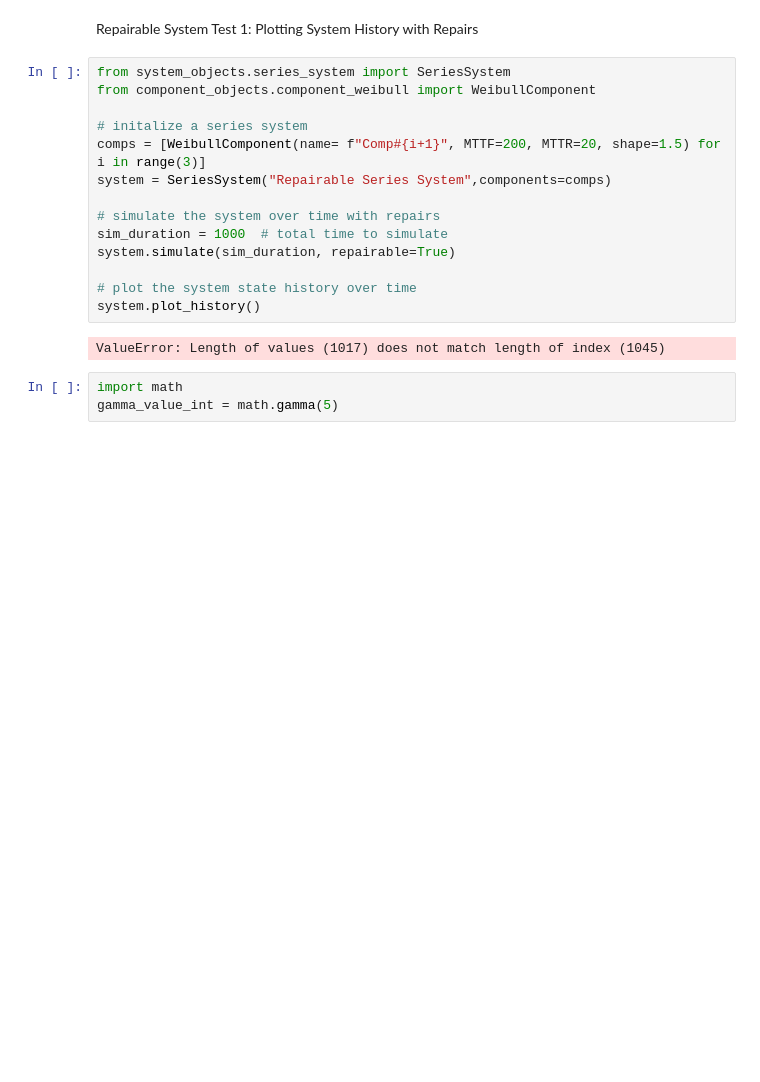
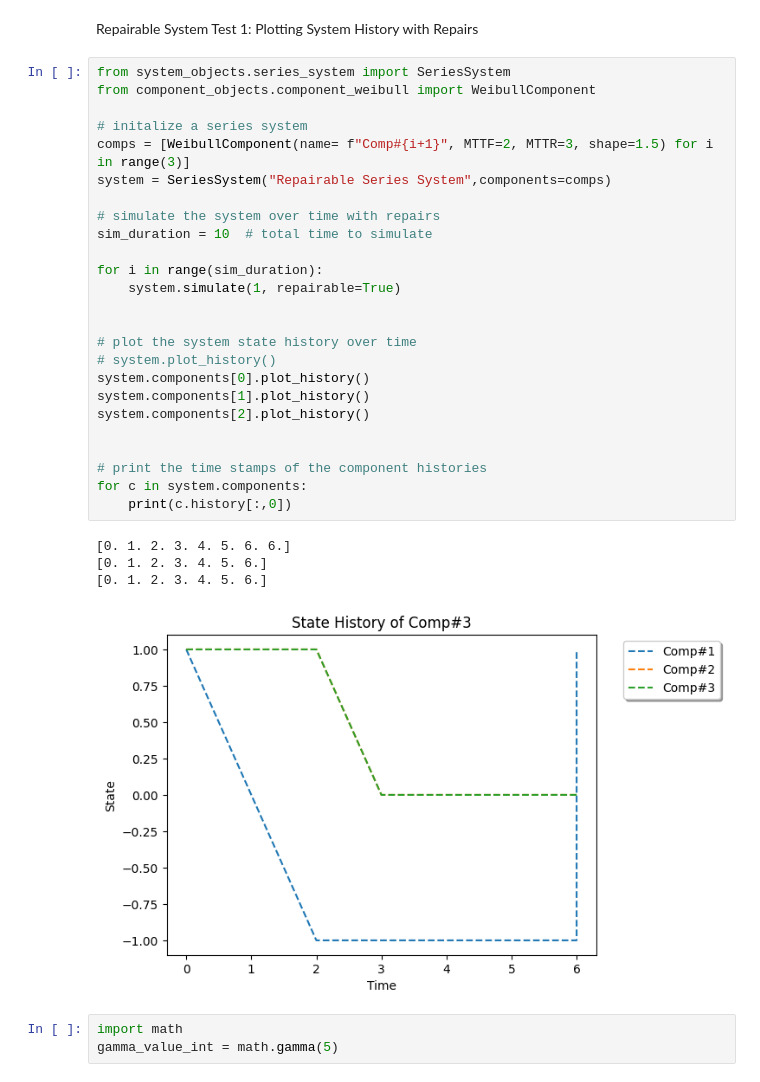
Before and after one commit to andreyaW/KISS2, a Jupyter notebook: object_testing_notebooks/system_test.ipynb, the cells around one changed output. Cells and saved outputs as stored; diff of their text form; blank space fills up the shorter version.

Commit message:
updated repair of comp functions and comments in multiple scripts

```diff
--- a/object_testing_notebooks/system_test.ipynb
+++ b/object_testing_notebooks/system_test.ipynb
@@ -37,19 +33,33 @@ Repairable System Test 1: Plotting System History with Repairs
 # %%
 from system_objects.series_system import SeriesSystem
 from component_objects.component_weibull import WeibullComponent
 
 # initalize a series system
-comps = [WeibullComponent(name= f"Comp#{i+1}", MTTF=200, MTTR=20, shape=1.5) for i in range(3)]
+comps = [WeibullComponent(name= f"Comp#{i+1}", MTTF=2, MTTR=3, shape=1.5) for i in range(3)]
 system = SeriesSystem("Repairable Series System",components=comps)
 
 # simulate the system over time with repairs
-sim_duration = 1000  # total time to simulate
-system.simulate(sim_duration, repairable=True)
+sim_duration = 10  # total time to simulate
+
+for i in range(sim_duration):
+    system.simulate(1, repairable=True)
+
 
 # plot the system state history over time
-system.plot_history()
+# system.plot_history()
+system.components[0].plot_history()
+system.components[1].plot_history()
+system.components[2].plot_history()
+
+
+# print the time stamps of the component histories
+for c in system.components:
+    print(c.history[:,0])
 # %% [output]
-ValueError: Length of values (1017) does not match length of index (1045)
+[0. 1. 2. 3. 4. 5. 6. 6.]
+[0. 1. 2. 3. 4. 5. 6.]
+[0. 1. 2. 3. 4. 5. 6.]
+[figure, added]
 # %%
 import math
 gamma_value_int = math.gamma(5)
```
Also changed, not shown: parts of 1 cell of this notebook, 12 other files.
